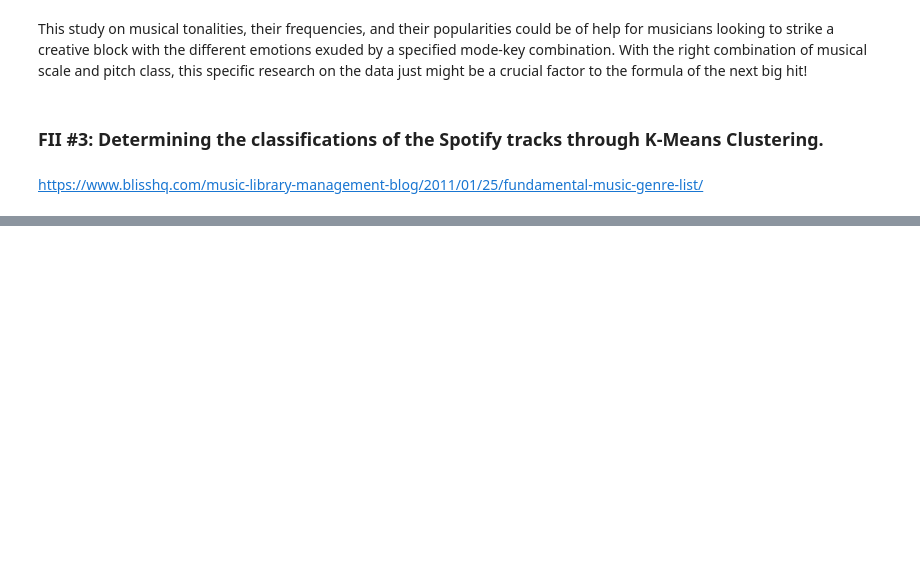
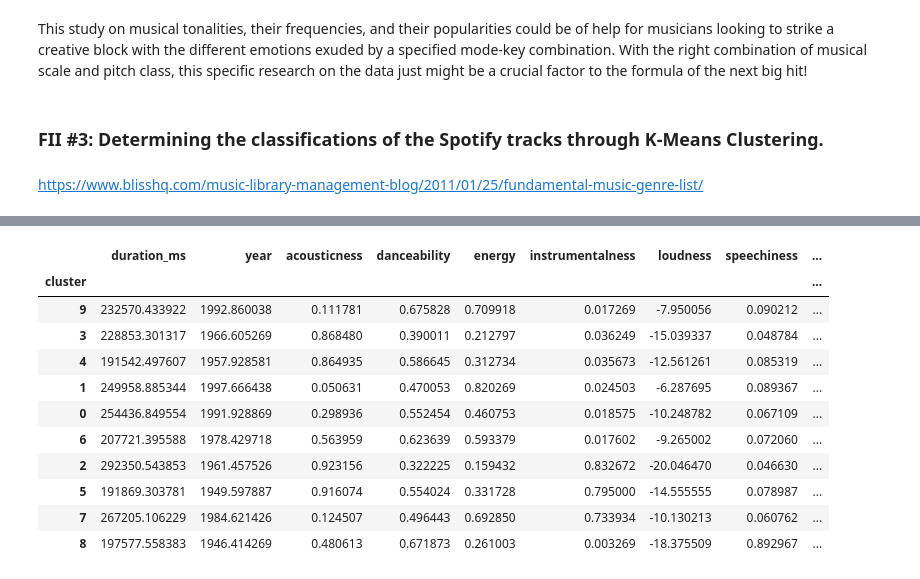
Before and after one commit to gabminamedez/spotify-data, a Jupyter notebook: Spotify Data.ipynb, the cells around one changed output, grey strips where cells are left out. Drawn from its saved outputs; the diff is of its cells as text; code cells hidden in the pictures; blank space fills up the shorter version.

```diff
--- a/Spotify Data.ipynb
+++ b/Spotify Data.ipynb
@@ -443,9 +443,8 @@ This study on musical tonalities, their frequencies, and their popularities coul
 # %% [markdown]
 https://www.blisshq.com/music-library-management-blog/2011/01/25/fundamental-music-genre-list/
 # %%
-clustering_df = main_df[["acousticness", "danceability", "energy", "instrumentalness", "speechiness", "valence"]]
 kmeans = KMeans(n_clusters=10)
-clusters = kmeans.fit_predict(clustering_df)
-clustering_df["cluster"] = clusters
-clustering_df
+clusters = kmeans.fit_predict(main_df[["acousticness", "danceability", "energy", "instrumentalness", "speechiness", "valence"]])
+main_df["cluster"] = clusters
+main_df.head()
 # %% [output]
@@ -464,0 +457,18 @@ clustering_df
+# %%
+clustersfinal_df = main_df.groupby("cluster").agg("mean")
+clustersfinal_df["count"] = main_df.groupby("cluster").size()
+clustersfinal_df = clustersfinal_df.sort_values("count", ascending=False)
+clustersfinal_df
+# %% [output]
+|  | duration_ms | year | acousticness | danceability | energy | instrumentalness | loudness | speechiness | ... |
+| cluster |  |  |  |  |  |  |  |  | ... |
+| 9 | 232570.433922 | 1992.860038 | 0.111781 | 0.675828 | 0.709918 | 0.017269 | -7.950056 | 0.090212 | ... |
+| 3 | 228853.301317 | 1966.605269 | 0.868480 | 0.390011 | 0.212797 | 0.036249 | -15.039337 | 0.048784 | ... |
+| 4 | 191542.497607 | 1957.928581 | 0.864935 | 0.586645 | 0.312734 | 0.035673 | -12.561261 | 0.085319 | ... |
+| 1 | 249958.885344 | 1997.666438 | 0.050631 | 0.470053 | 0.820269 | 0.024503 | -6.287695 | 0.089367 | ... |
+| 0 | 254436.849554 | 1991.928869 | 0.298936 | 0.552454 | 0.460753 | 0.018575 | -10.248782 | 0.067109 | ... |
+| 6 | 207721.395588 | 1978.429718 | 0.563959 | 0.623639 | 0.593379 | 0.017602 | -9.265002 | 0.072060 | ... |
+| 2 | 292350.543853 | 1961.457526 | 0.923156 | 0.322225 | 0.159432 | 0.832672 | -20.046470 | 0.046630 | ... |
+| 5 | 191869.303781 | 1949.597887 | 0.916074 | 0.554024 | 0.331728 | 0.795000 | -14.555555 | 0.078987 | ... |
+| 7 | 267205.106229 | 1984.621426 | 0.124507 | 0.496443 | 0.692850 | 0.733934 | -10.130213 | 0.060762 | ... |
+| 8 | 197577.558383 | 1946.414269 | 0.480613 | 0.671873 | 0.261003 | 0.003269 | -18.375509 | 0.892967 | ... |
```
Also changed, not shown: parts of 1 cell of this notebook.
